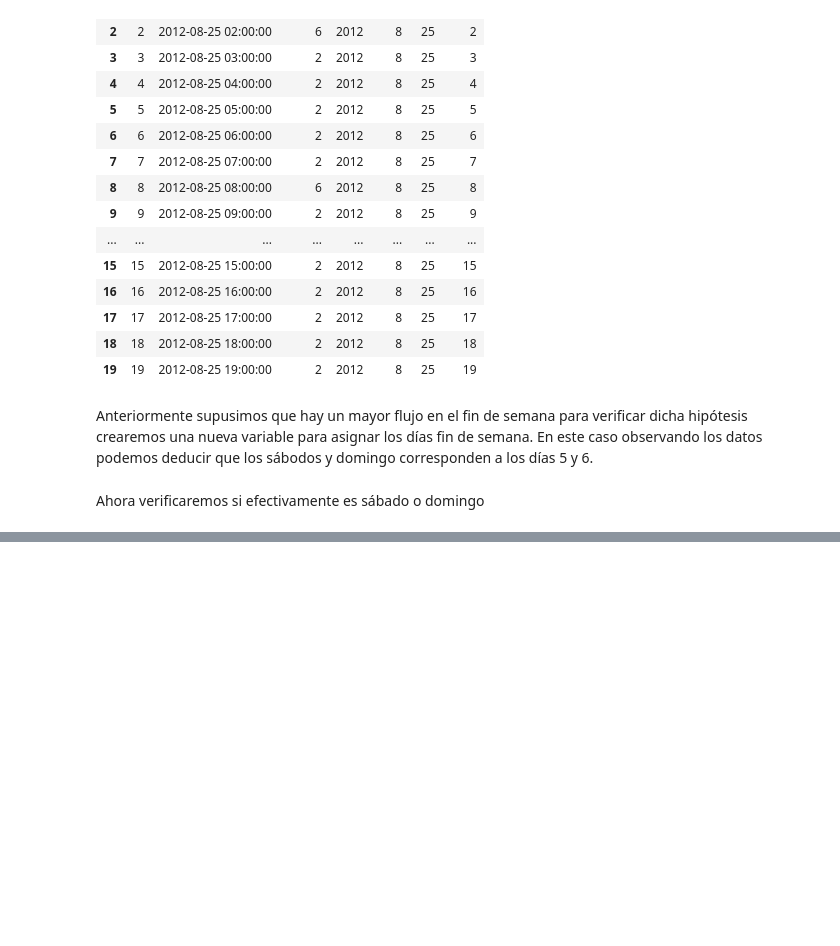
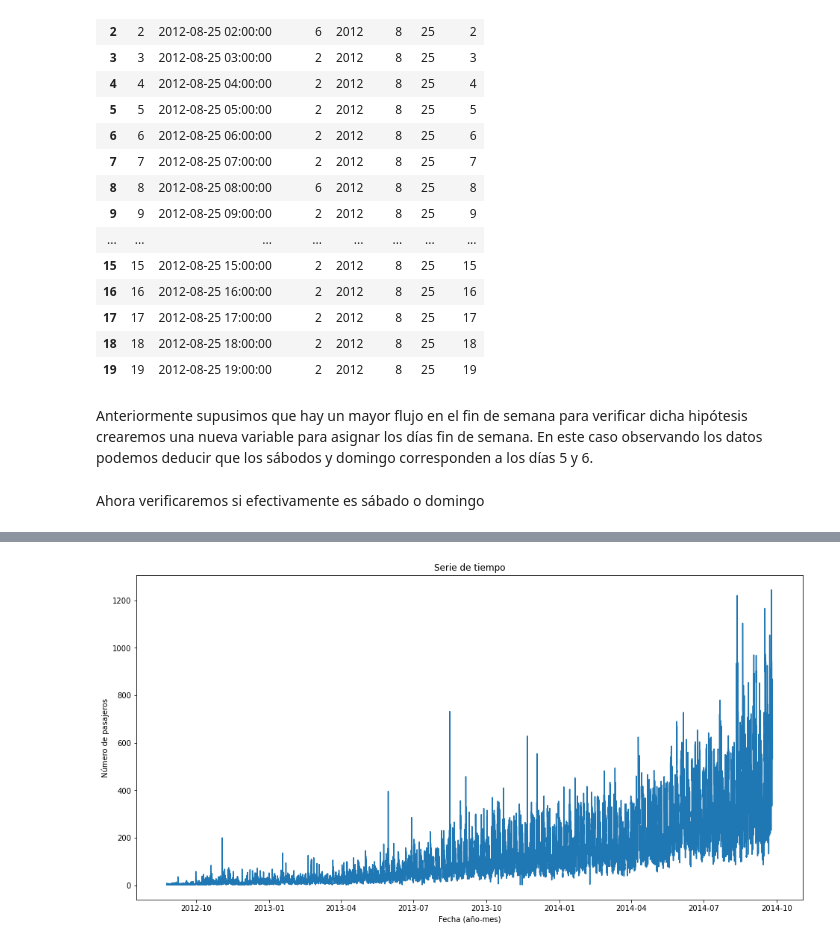
Before and after one commit to MOSA96/Series-de-tiempo, a Jupyter notebook: Ejercicio1.ipynb, the cells around one changed output, grey strips where cells are left out. Cells and saved outputs as stored; diff of their text form; code cells hidden in the pictures; blank space fills up the shorter version.

```diff
--- a/Ejercicio1.ipynb
+++ b/Ejercicio1.ipynb
@@ -94,0 +105,14 @@ entrenamiento["Fin de semana"] = temporal2
+# %%
+#Graficamos
+
+entrenamiento.index = entrenamiento["Datetime"] #Indice por fechas (eje x)
+df = entrenamiento.drop("ID",1)
+ts = entrenamiento["Count"]
+
+plt.figure(figsize=(16,8))
+plt.plot(ts)
+plt.title("Serie de tiempo")
+plt.xlabel("Fecha (año-mes)")
+plt.ylabel("Número de pasajeros");
+# %% [output]
+[figure, added]
```
Also changed, not shown: parts of 43 cells of this notebook.
